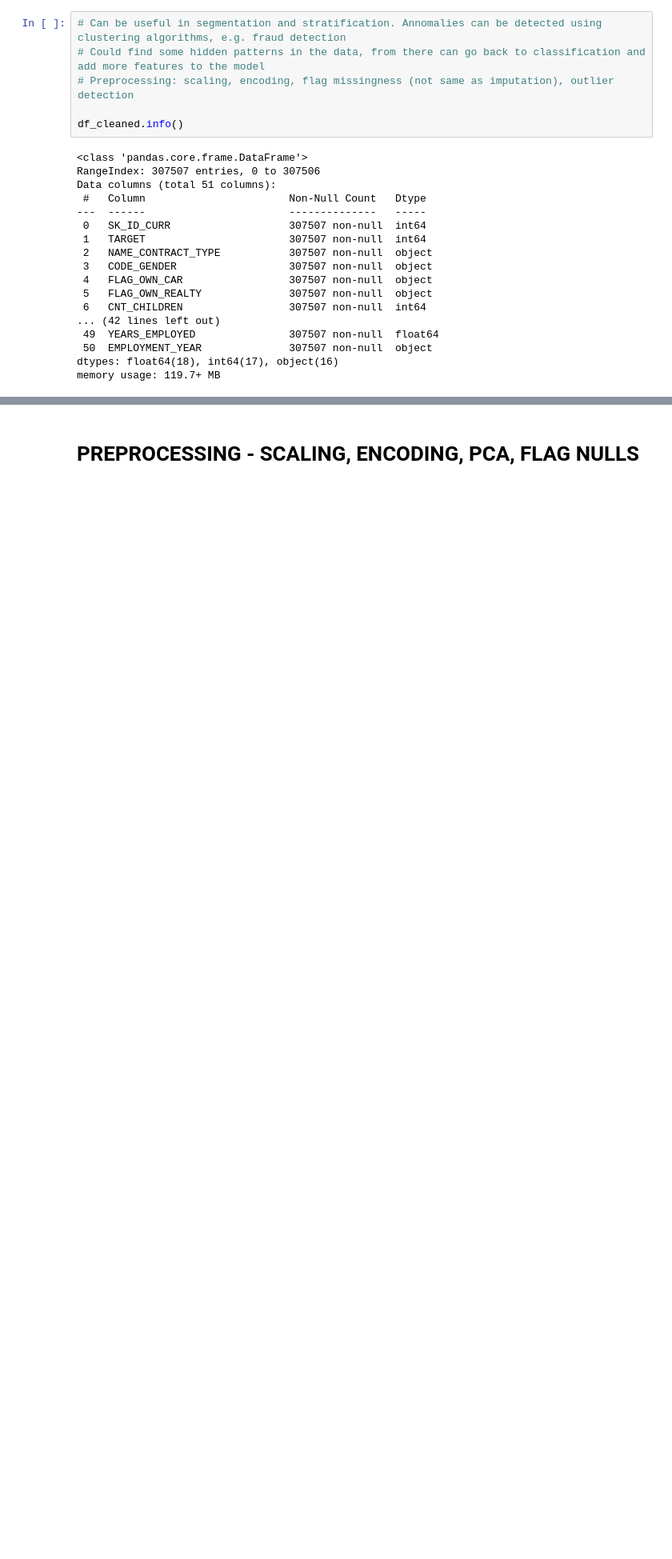
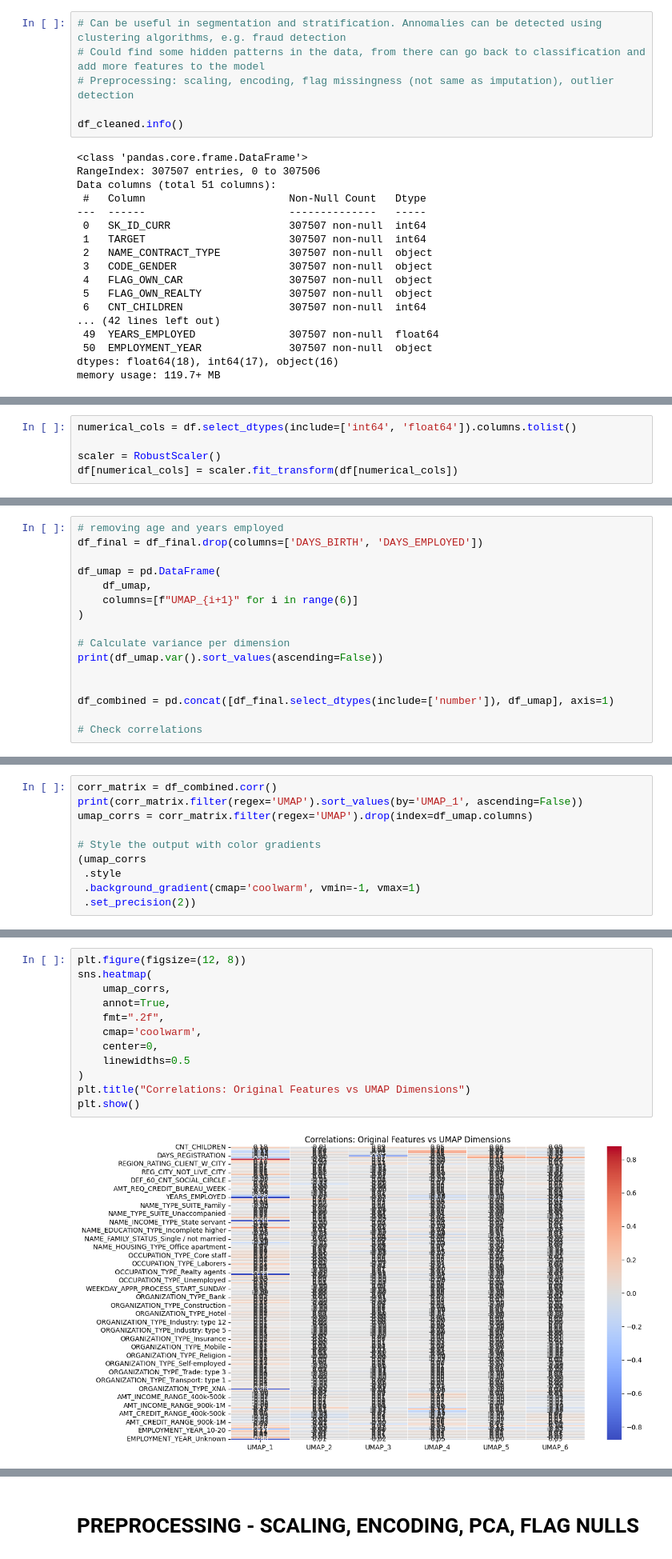
Before and after one commit to Abjaraco/loan_project, a Jupyter notebook: clustering.ipynb, the cells around one changed output, grey strips where cells are left out. Shown: that part at 80% size. Cells and saved outputs as stored; diff of their text form; blank space fills up the shorter version.

Commit message:
UMAP

```diff
--- a/clustering.ipynb
+++ b/clustering.ipynb
@@ -46,0 +143,5 @@ df = df_cleaned.drop(['SK_ID_CURR', 'TARGET'], axis=1)
+# %%
+numerical_cols = df.select_dtypes(include=['int64', 'float64']).columns.tolist()
+
+scaler = RobustScaler()
+df[numerical_cols] = scaler.fit_transform(df[numerical_cols])
@@ -46,0 +211,16 @@ df = df_cleaned.drop(['SK_ID_CURR', 'TARGET'], axis=1)
+# %%
+# removing age and years employed
+df_final = df_final.drop(columns=['DAYS_BIRTH', 'DAYS_EMPLOYED'])
+
+df_umap = pd.DataFrame(
+    df_umap,
+    columns=[f"UMAP_{i+1}" for i in range(6)]
+)
+
+# Calculate variance per dimension
+print(df_umap.var().sort_values(ascending=False))
+
+
+df_combined = pd.concat([df_final.select_dtypes(include=['number']), df_umap], axis=1)
+
+# Check correlations
@@ -46,0 +245,10 @@ df = df_cleaned.drop(['SK_ID_CURR', 'TARGET'], axis=1)
+# %%
+corr_matrix = df_combined.corr()
+print(corr_matrix.filter(regex='UMAP').sort_values(by='UMAP_1', ascending=False))
+umap_corrs = corr_matrix.filter(regex='UMAP').drop(index=df_umap.columns)
+
+# Style the output with color gradients
+(umap_corrs
+ .style
+ .background_gradient(cmap='coolwarm', vmin=-1, vmax=1)
+ .set_precision(2))
@@ -46,0 +274,14 @@ df = df_cleaned.drop(['SK_ID_CURR', 'TARGET'], axis=1)
+# %%
+plt.figure(figsize=(12, 8))
+sns.heatmap(
+    umap_corrs,
+    annot=True,
+    fmt=".2f",
+    cmap='coolwarm',
+    center=0,
+    linewidths=0.5
+)
+plt.title("Correlations: Original Features vs UMAP Dimensions")
+plt.show()
+# %% [output]
+[figure, added]
```
Also changed, not shown: parts of 15 cells of this notebook.
